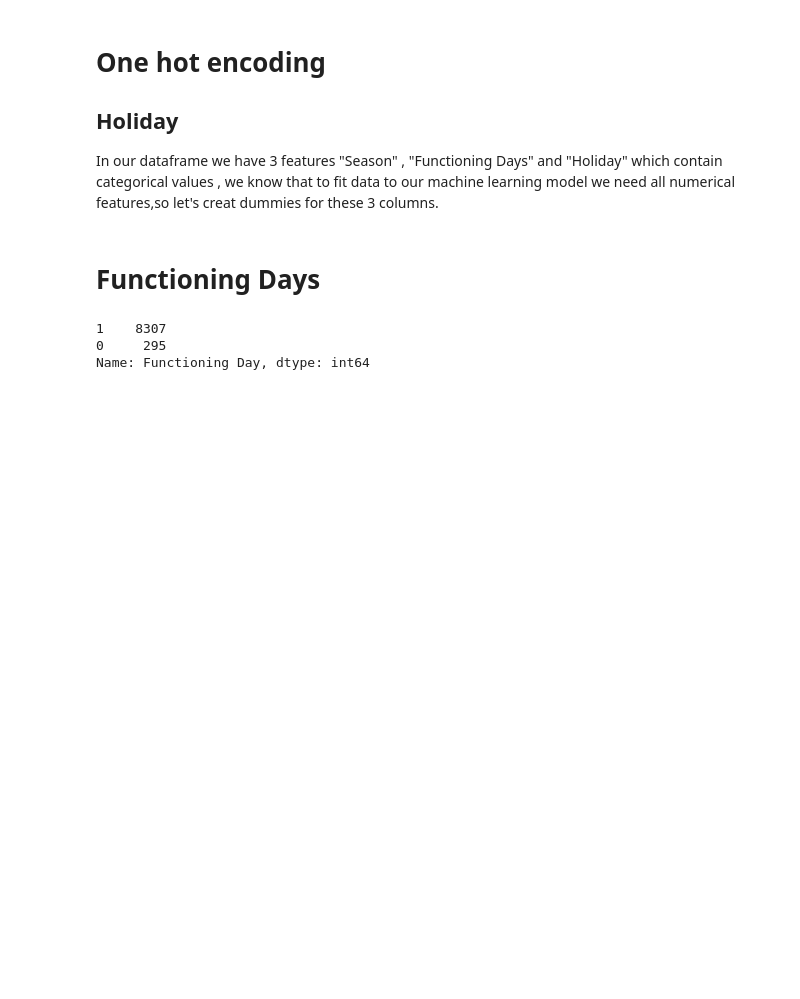
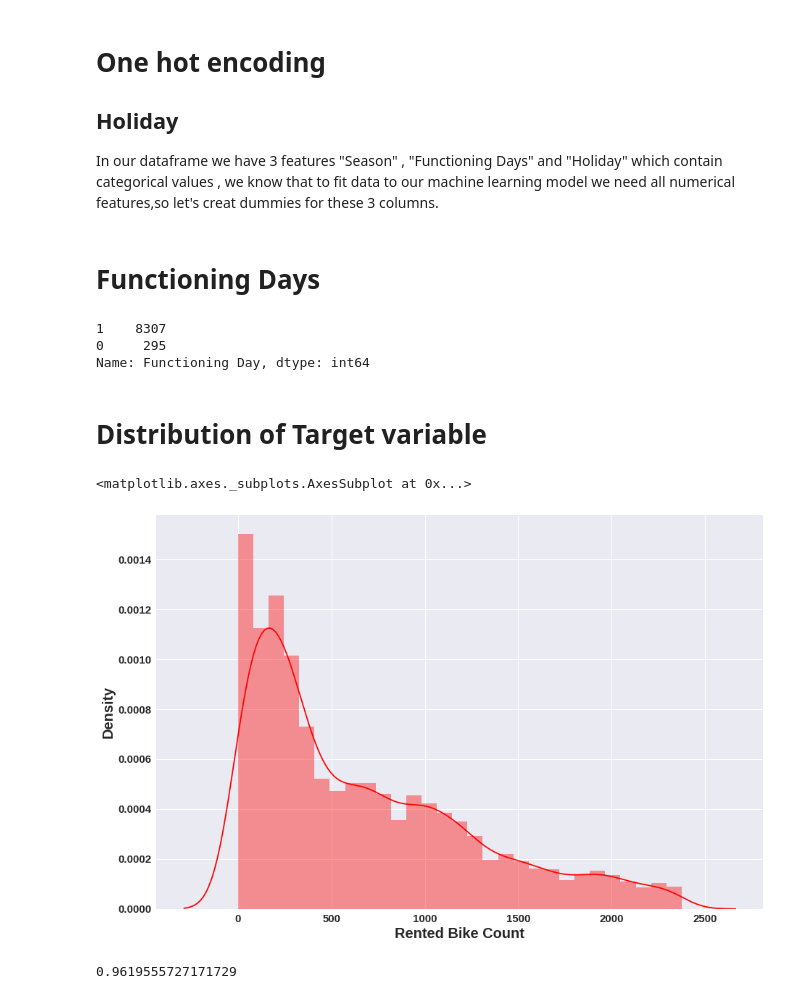
Before and after one commit to nehal35/Bike-sharing-demand-prediction, a Jupyter notebook: Bike_Sharing_Demand_Prediction_Capstone_Project.ipynb, the cells around one changed output. Drawn from its saved outputs; the diff is of its cells as text; code cells hidden in the pictures; blank space fills up the shorter version.

```diff
--- a/Bike_Sharing_Demand_Prediction_Capstone_Project.ipynb
+++ b/Bike_Sharing_Demand_Prediction_Capstone_Project.ipynb
@@ -691,10 +691,10 @@ def return_hour_bin(inte):
     return 4
 # %%
 #creating  new column
-Bike_df_copy['Hour_bins']=Bike_df_copy['Hour'].apply(return_hour_bin)
+bike_df_copy['Hour_bins']=bike_df_copy['Hour'].apply(return_hour_bin)
 # %%
 #dropping hour column
-Bike_df_copy.drop('Hour',axis=1,inplace=True)
+bike_df_copy.drop('Hour',axis=1,inplace=True)
 # %% [markdown]
 # **One hot encoding**
 ## **Holiday**
@@ -712,7 +712,7 @@ def return_encode(str_):
     return 0
 # %%
 #One Hot encoding for Holiday column
-Bike_df_copy['Holiday']=Bike_df_copy['Holiday'].apply(return_encode)
+bike_df_copy['Holiday']=bike_df_copy['Holiday'].apply(return_encode)
 # %% [markdown]
 # **Functioning Days**
 # %%
@@ -731,6 +728,22 @@ Bike_df_copy['Functioning Day']=Bike_df_copy['Functioning Day'].apply(return_enc
-# %%
-Bike_df_copy['Functioning Day'].value_counts()
-# %% [output]
-1    8307
-0     295
-Name: Functioning Day, dtype: int64
+# %%
+#One Hot encoding for Funtion Days column
+bike_df_copy['Functioning Day']=bike_df_copy['Functioning Day'].apply(return_encode)
+# %%
+bike_df_copy['Functioning Day'].value_counts()
+# %% [output]
+1    8307
+0     295
+Name: Functioning Day, dtype: int64
+# %% [markdown]
+# **Distribution of Target variable**
+# %%
+# dependent variable 'Rented Bike Count' distribution
+plt.figure(figsize=(15,10))
+sns.distplot(bike_df_copy['Rented Bike Count'],color='r')
+# %% [output]
+<matplotlib.axes._subplots.AxesSubplot at 0x...>
+[figure, added]
+# %%
+bike_df_copy['Rented Bike Count'].skew()
+# %% [output]
+0.9619555727171729
```
Also changed, not shown: parts of 159 cells of this notebook.
